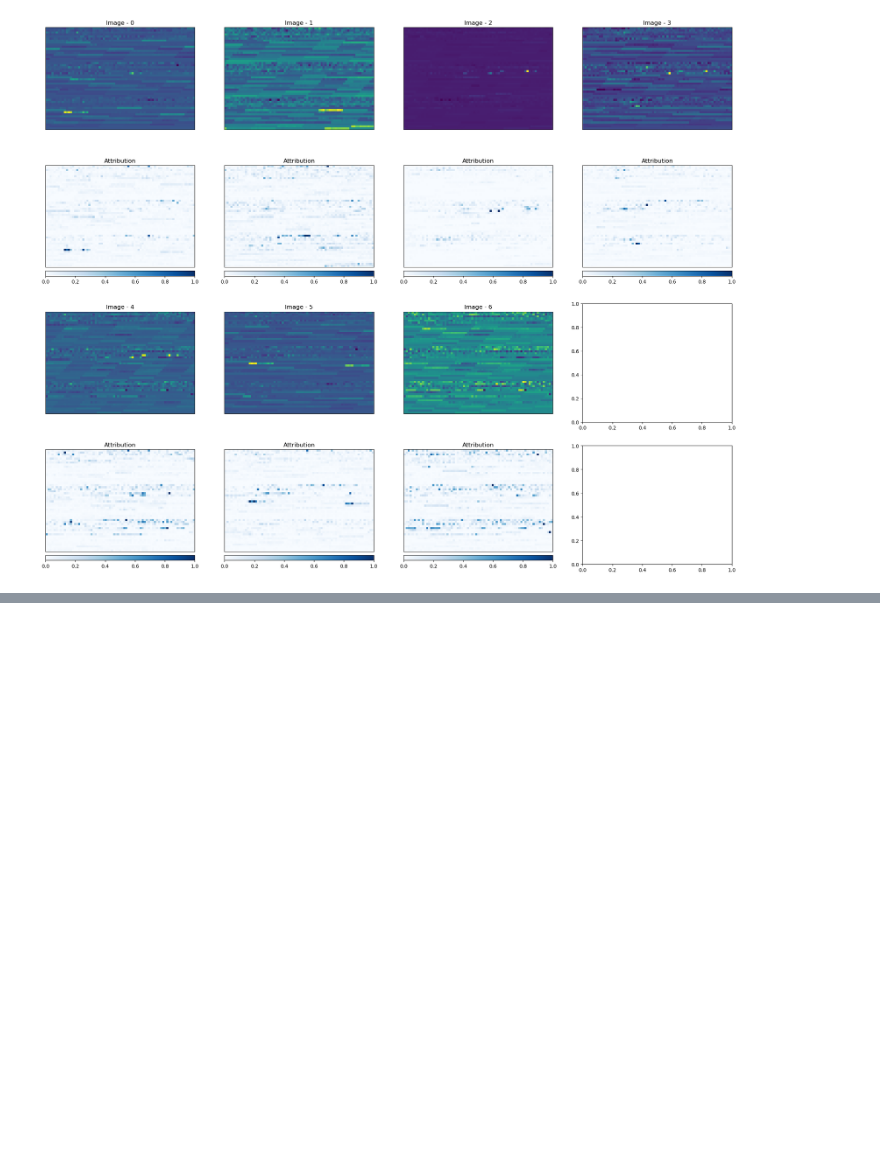
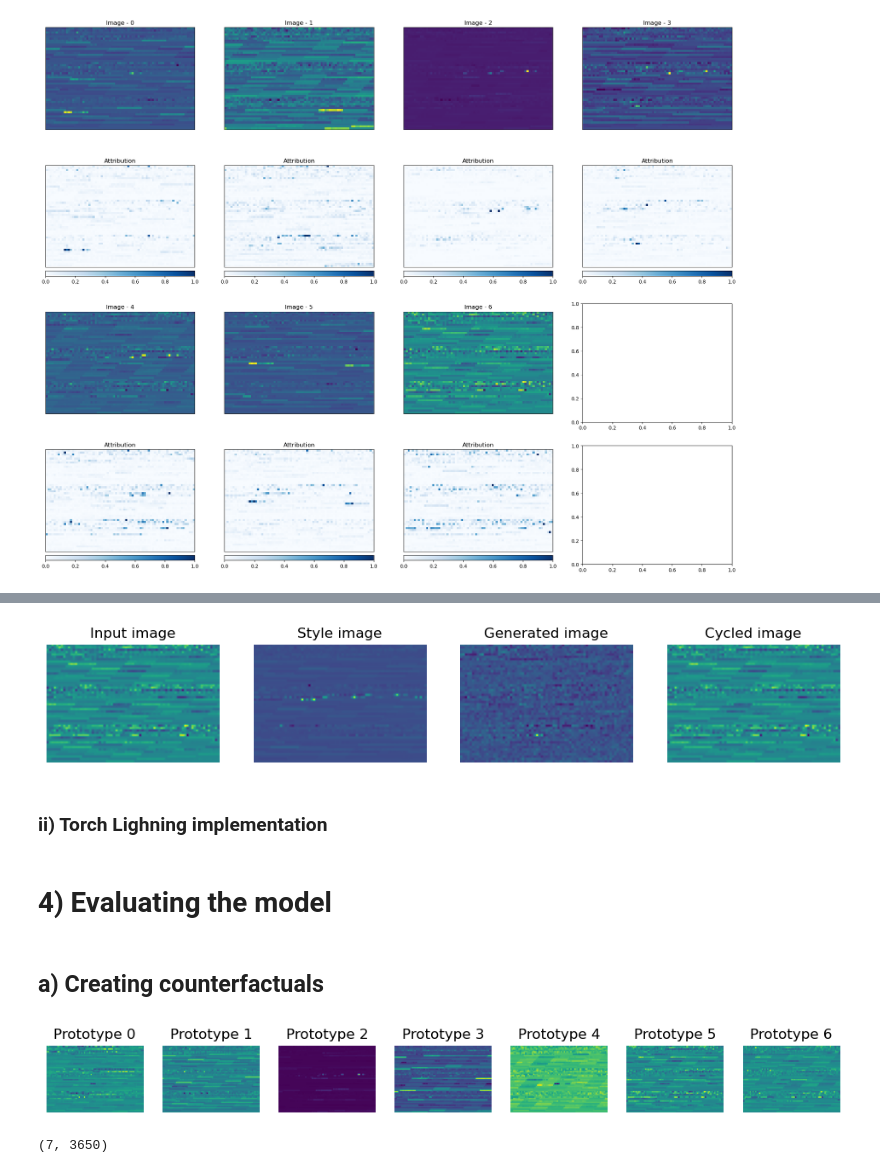
Before and after one commit to afermg/jump_attribution, a Jupyter notebook: workspace/analysis/gans_profiles.ipynb, the cells around one changed output, grey strips where cells are left out. Saved outputs shown, nothing was run; the diff lists cells and outputs as text; code cells hidden in the pictures; blank space fills up the shorter version.

```diff
--- a/workspace/analysis/gans_profiles.ipynb
+++ b/workspace/analysis/gans_profiles.ipynb
@@ -457,0 +586,23 @@ generator = VectorGenerator(unet, style_encoder=style_encoder)
+# %%
+idx = 1
+fig, axs = plt.subplots(1, 4, figsize=(12, 4))
+axs[0].imshow(x.reshape(x.shape[0], 1, 50, -1)[idx].cpu().permute(1, 2, 0).detach().numpy())
+axs[0].set_title("Input image")
+axs[1].imshow(x_style.reshape(x_style.shape[0], 1, 50, -1)[idx].cpu().permute(1, 2, 0).detach().numpy())
+axs[1].set_title("Style image")
+axs[2].imshow(x_fake.reshape(x_fake.shape[0], 1, 50, -1)[idx].cpu().permute(1, 2, 0).detach().numpy())
+axs[2].set_title("Generated image")
+axs[3].imshow(x_cycled.reshape(x_cycled.shape[0], 1, 50, -1)[idx].cpu().permute(1, 2, 0).detach().numpy())
+axs[3].set_title("Cycled image")
+
+for ax in axs:
+    ax.axis("off")
+plt.show()
+# %% [output]
+[figure, added]
+# %% [markdown]
+### ii)  Torch Lighning implementation
+# %% [markdown]
+# 4) Evaluating the model
+# %% [markdown]
+## a) Creating counterfactuals
@@ -457,0 +616,12 @@ generator = VectorGenerator(unet, style_encoder=style_encoder)
+# %%
+fig, axs = plt.subplots(1, 7, figsize=(12, 4))
+for i, ax in enumerate(axs):
+    ax.imshow(prototypes[i].reshape(1, 50, -1).permute(1, 2, 0))
+    ax.axis("off")
+    ax.set_title(f"Prototype {i}")
+# %% [output]
+[figure, added]
+# %%
+np.zeros((7, *prototypes[0].shape)).shape
+# %% [output]
+(7, 3650)
```
Also changed, not shown: parts of 28 cells of this notebook, 2 other files.
